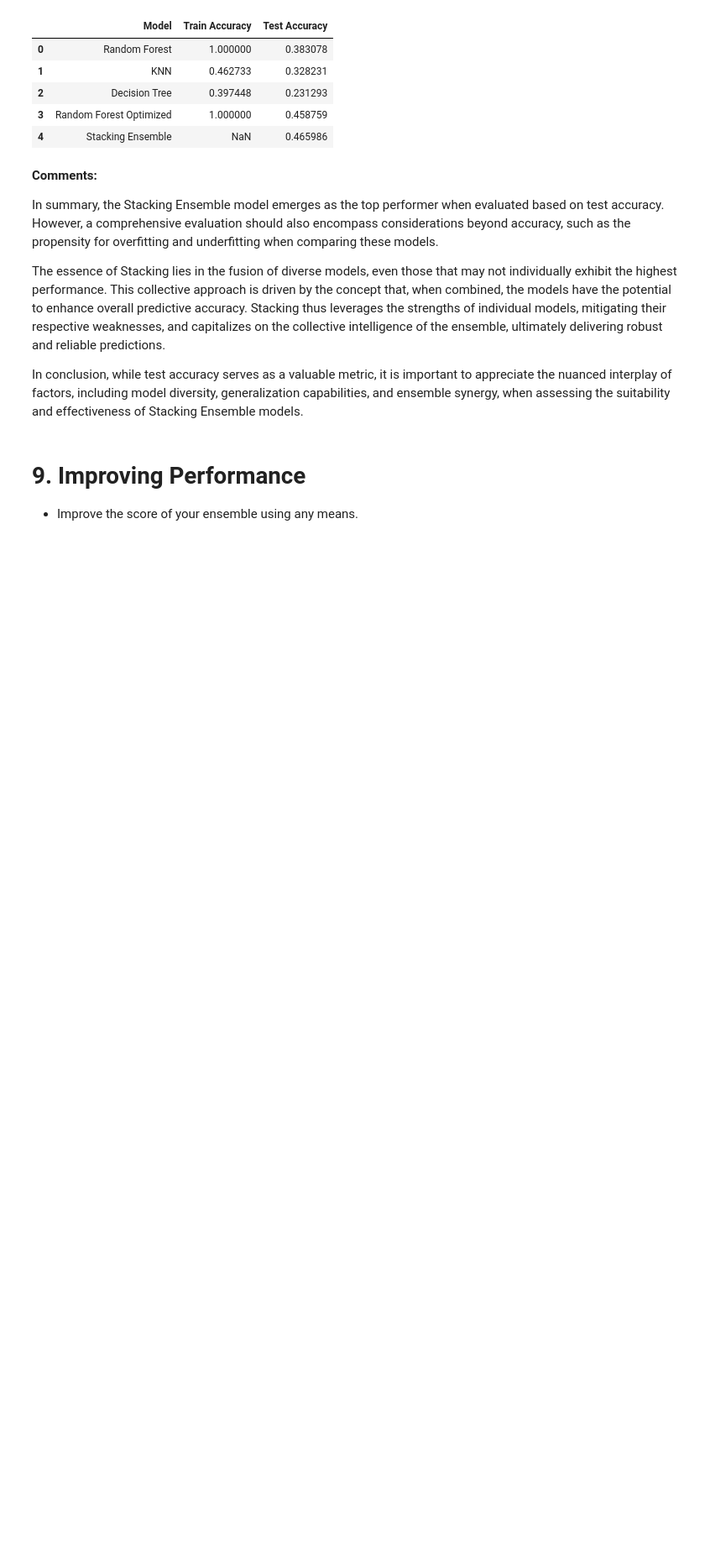
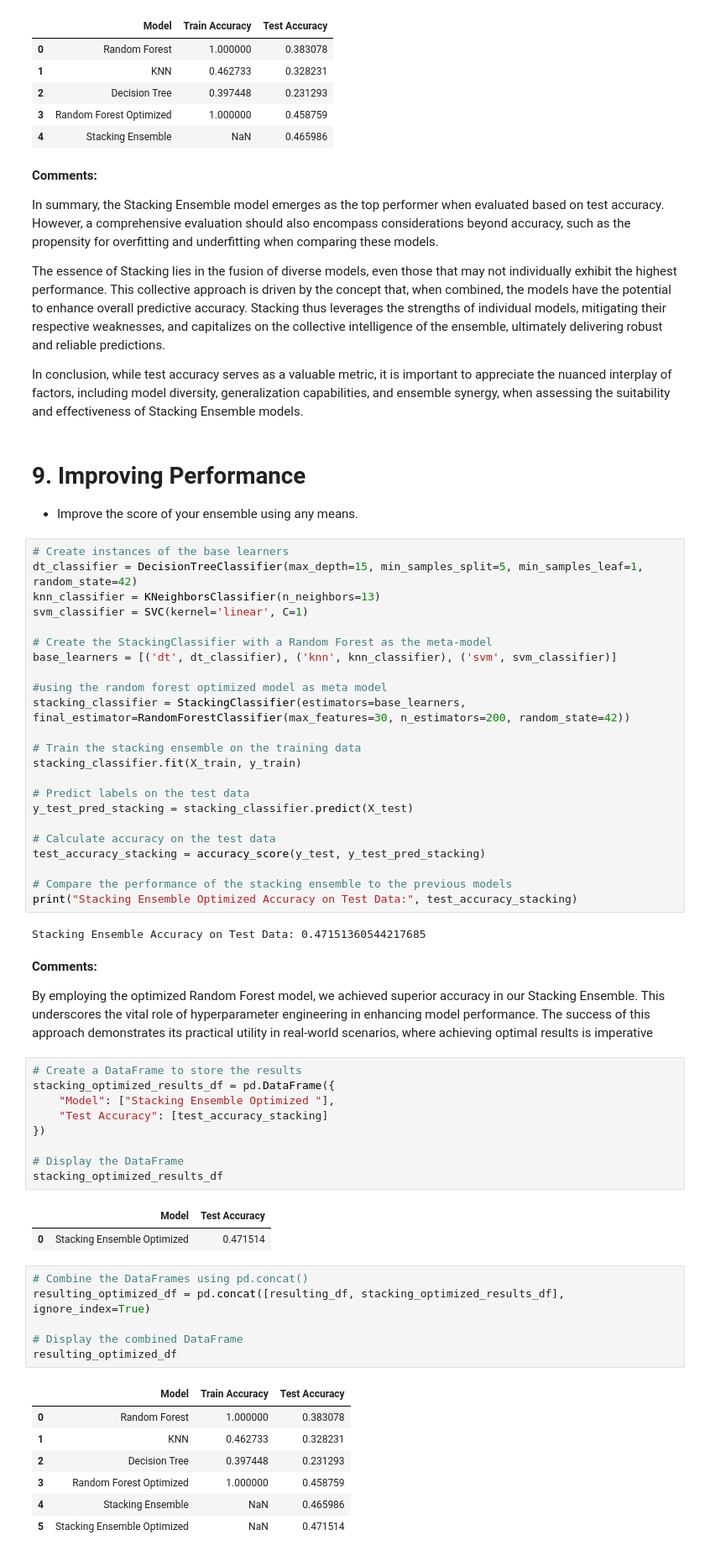
Before and after one commit to Fcazarez/RRC3_IntroAI_Project2_Random_Forest_Ensembles, a Jupyter notebook: Copy_of_Project2_Intro_AI_Random_Forest_Ensembles.ipynb, the cells around one changed output. Shown at 84% size. Drawn from its saved outputs; the diff is of its cells as text; blank space fills up the shorter version.

```diff
--- a/Copy_of_Project2_Intro_AI_Random_Forest_Ensembles.ipynb
+++ b/Copy_of_Project2_Intro_AI_Random_Forest_Ensembles.ipynb
@@ -808,3 +804,58 @@ In conclusion, while test accuracy serves as a valuable metric, it is important
 # %% [markdown]
 # **9. Improving Performance**
 * Improve the score of your ensemble using any means.
+# %%
+# Create instances of the base learners
+dt_classifier = DecisionTreeClassifier(max_depth=15, min_samples_split=5, min_samples_leaf=1, random_state=42)
+knn_classifier = KNeighborsClassifier(n_neighbors=13)
+svm_classifier = SVC(kernel='linear', C=1)
+
+# Create the StackingClassifier with a Random Forest as the meta-model
+base_learners = [('dt', dt_classifier), ('knn', knn_classifier), ('svm', svm_classifier)]
+
+#using the random forest optimized model as meta model
+stacking_classifier = StackingClassifier(estimators=base_learners, final_estimator=RandomForestClassifier(max_features=30, n_estimators=200, random_state=42))
+
+# Train the stacking ensemble on the training data
+stacking_classifier.fit(X_train, y_train)
+
+# Predict labels on the test data
+y_test_pred_stacking = stacking_classifier.predict(X_test)
+
+# Calculate accuracy on the test data
+test_accuracy_stacking = accuracy_score(y_test, y_test_pred_stacking)
+
+# Compare the performance of the stacking ensemble to the previous models
+print("Stacking Ensemble Optimized Accuracy on Test Data:", test_accuracy_stacking)
+# %% [output]
+Stacking Ensemble Accuracy on Test Data: 0.47151360544217685
+# %% [markdown]
+**Comments:**
+
+By employing the optimized Random Forest model, we achieved superior accuracy in our Stacking Ensemble. This underscores the vital role of hyperparameter engineering in enhancing model performance. The success of this approach demonstrates its practical utility in real-world scenarios, where achieving optimal results is imperative
+# %%
+# Create a DataFrame to store the results
+stacking_optimized_results_df = pd.DataFrame({
+    "Model": ["Stacking Ensemble Optimized "],
+    "Test Accuracy": [test_accuracy_stacking]
+})
+
+# Display the DataFrame
+stacking_optimized_results_df
+# %% [output]
+|  | Model | Test Accuracy |
+| 0 | Stacking Ensemble Optimized | 0.471514 |
+# %%
+# Combine the DataFrames using pd.concat()
+resulting_optimized_df = pd.concat([resulting_df, stacking_optimized_results_df], ignore_index=True)
+
+# Display the combined DataFrame
+resulting_optimized_df
+# %% [output]
+|  | Model | Train Accuracy | Test Accuracy |
+| 0 | Random Forest | 1.000000 | 0.383078 |
+| 1 | KNN | 0.462733 | 0.328231 |
+| 2 | Decision Tree | 0.397448 | 0.231293 |
+| 3 | Random Forest Optimized | 1.000000 | 0.458759 |
+| 4 | Stacking Ensemble | NaN | 0.465986 |
+| 5 | Stacking Ensemble Optimized | NaN | 0.471514 |
```
Also changed, not shown: parts of 3 cells of this notebook.
